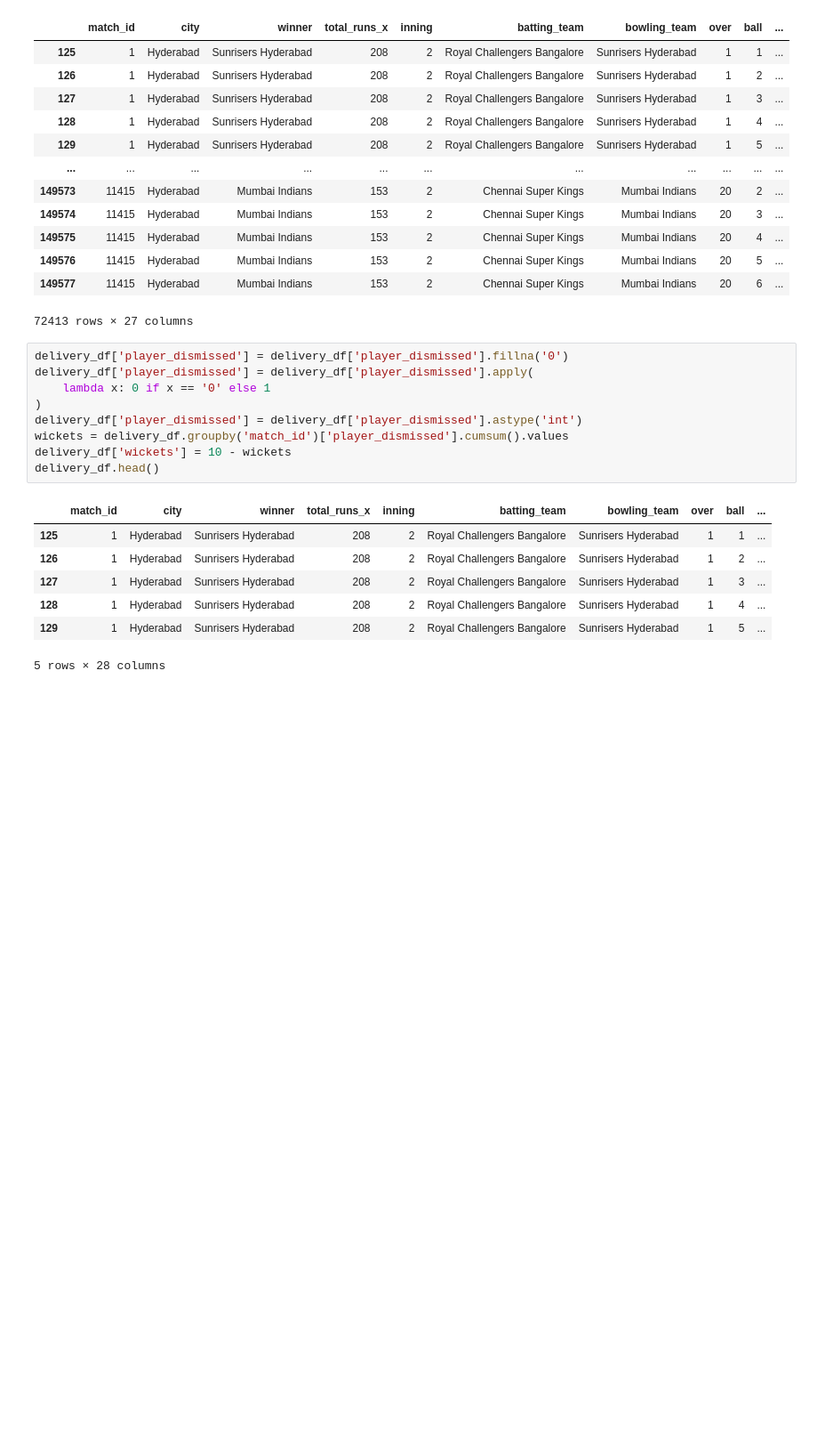
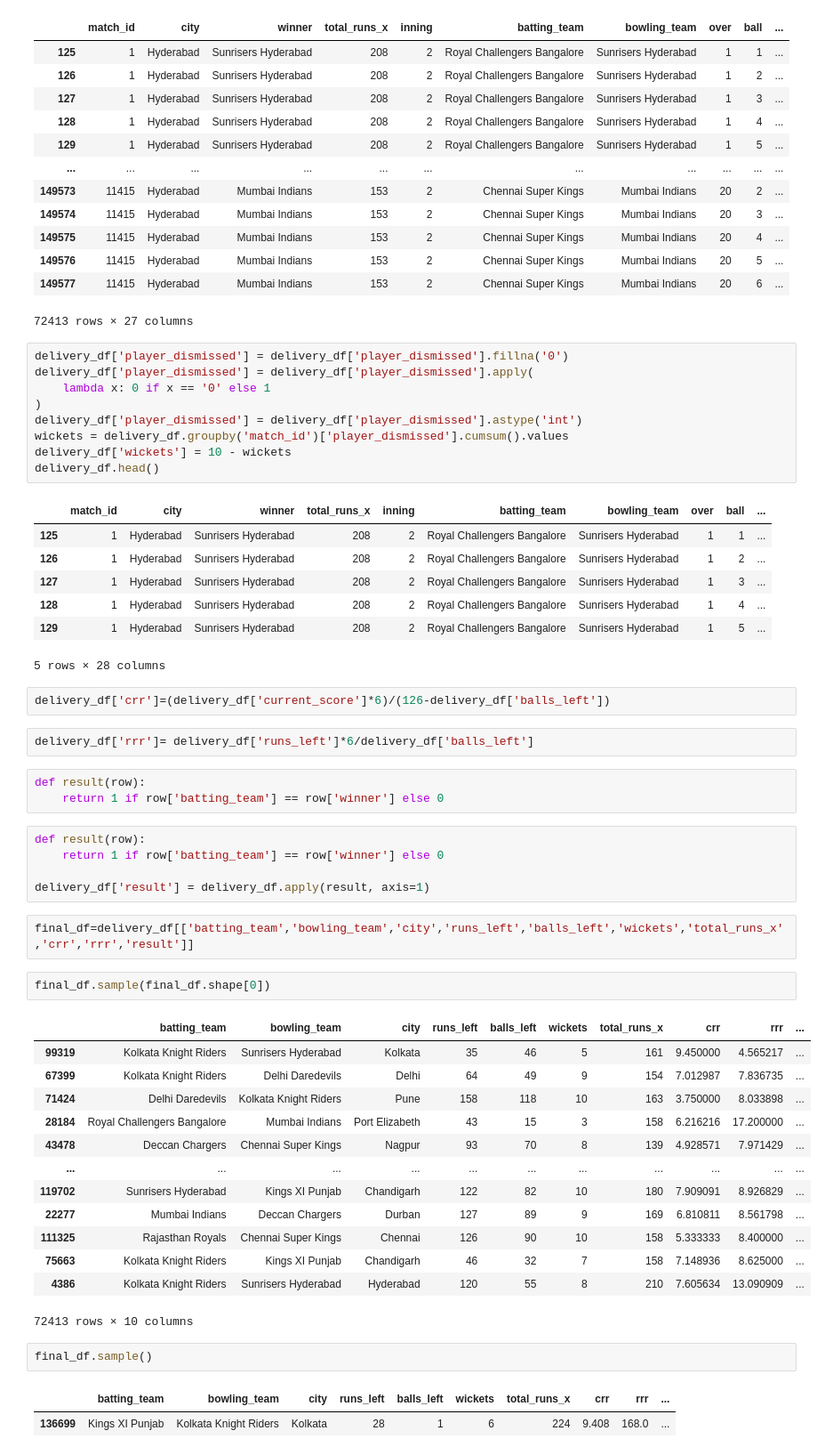
Before and after one commit to vivitsaupreti-creator/IPLytics, a Jupyter notebook: ipl.ipynb, the cells around one changed output. Shown at 89% size. Drawn from its saved outputs; the diff is of its cells as text; blank space fills up the shorter version.

```diff
--- a/ipl.ipynb
+++ b/ipl.ipynb
@@ -175,3 +175,38 @@ delivery_df.head()
 | 128 | 1 | Hyderabad | Sunrisers Hyderabad | 208 | 2 | Royal Challengers Bangalore | Sunrisers Hyderabad | 1 | 4 | ... |
 | 129 | 1 | Hyderabad | Sunrisers Hyderabad | 208 | 2 | Royal Challengers Bangalore | Sunrisers Hyderabad | 1 | 5 | ... |
 5 rows × 28 columns
+# %%
+delivery_df['crr']=(delivery_df['current_score']*6)/(126-delivery_df['balls_left'])
+# %%
+delivery_df['rrr']= delivery_df['runs_left']*6/delivery_df['balls_left']
+# %%
+def result(row):
+    return 1 if row['batting_team'] == row['winner'] else 0
+# %%
+def result(row):
+    return 1 if row['batting_team'] == row['winner'] else 0
+
+delivery_df['result'] = delivery_df.apply(result, axis=1)
+# %%
+final_df=delivery_df[['batting_team','bowling_team','city','runs_left','balls_left','wickets','total_runs_x','crr','rrr','result']]
+# %%
+final_df.sample(final_df.shape[0])
+# %% [output]
+|  | batting_team | bowling_team | city | runs_left | balls_left | wickets | total_runs_x | crr | rrr | ... |
+| 99319 | Kolkata Knight Riders | Sunrisers Hyderabad | Kolkata | 35 | 46 | 5 | 161 | 9.450000 | 4.565217 | ... |
+| 67399 | Kolkata Knight Riders | Delhi Daredevils | Delhi | 64 | 49 | 9 | 154 | 7.012987 | 7.836735 | ... |
+| 71424 | Delhi Daredevils | Kolkata Knight Riders | Pune | 158 | 118 | 10 | 163 | 3.750000 | 8.033898 | ... |
+| 28184 | Royal Challengers Bangalore | Mumbai Indians | Port Elizabeth | 43 | 15 | 3 | 158 | 6.216216 | 17.200000 | ... |
+| 43478 | Deccan Chargers | Chennai Super Kings | Nagpur | 93 | 70 | 8 | 139 | 4.928571 | 7.971429 | ... |
+| ... | ... | ... | ... | ... | ... | ... | ... | ... | ... | ... |
+| 119702 | Sunrisers Hyderabad | Kings XI Punjab | Chandigarh | 122 | 82 | 10 | 180 | 7.909091 | 8.926829 | ... |
+| 22277 | Mumbai Indians | Deccan Chargers | Durban | 127 | 89 | 9 | 169 | 6.810811 | 8.561798 | ... |
+| 111325 | Rajasthan Royals | Chennai Super Kings | Chennai | 126 | 90 | 10 | 158 | 5.333333 | 8.400000 | ... |
+| 75663 | Kolkata Knight Riders | Kings XI Punjab | Chandigarh | 46 | 32 | 7 | 158 | 7.148936 | 8.625000 | ... |
+| 4386 | Kolkata Knight Riders | Sunrisers Hyderabad | Hyderabad | 120 | 55 | 8 | 210 | 7.605634 | 13.090909 | ... |
+72413 rows × 10 columns
+# %%
+final_df.sample()
+# %% [output]
+|  | batting_team | bowling_team | city | runs_left | balls_left | wickets | total_runs_x | crr | rrr | ... |
+| 136699 | Kings XI Punjab | Kolkata Knight Riders | Kolkata | 28 | 1 | 6 | 224 | 9.408 | 168.0 | ... |
```
